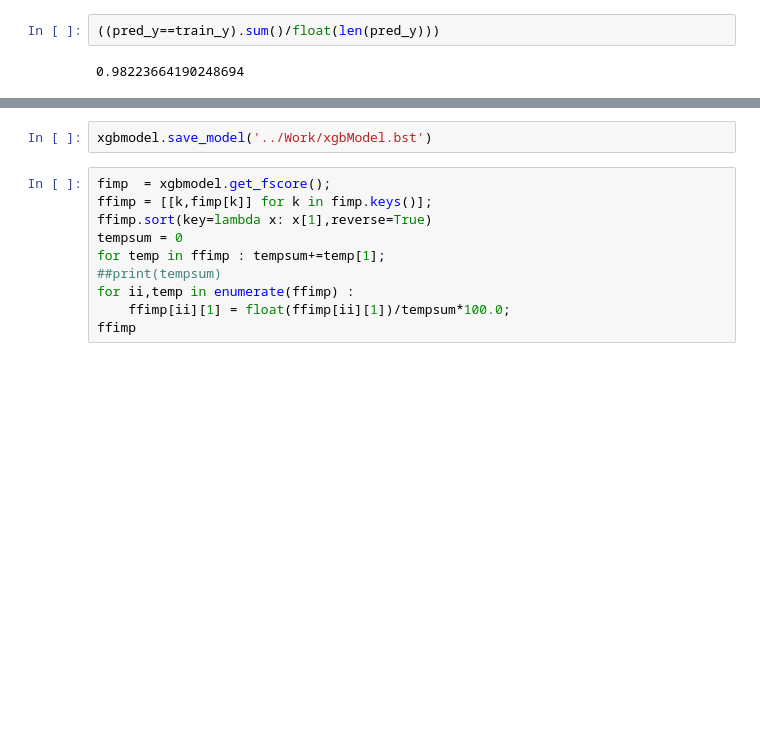
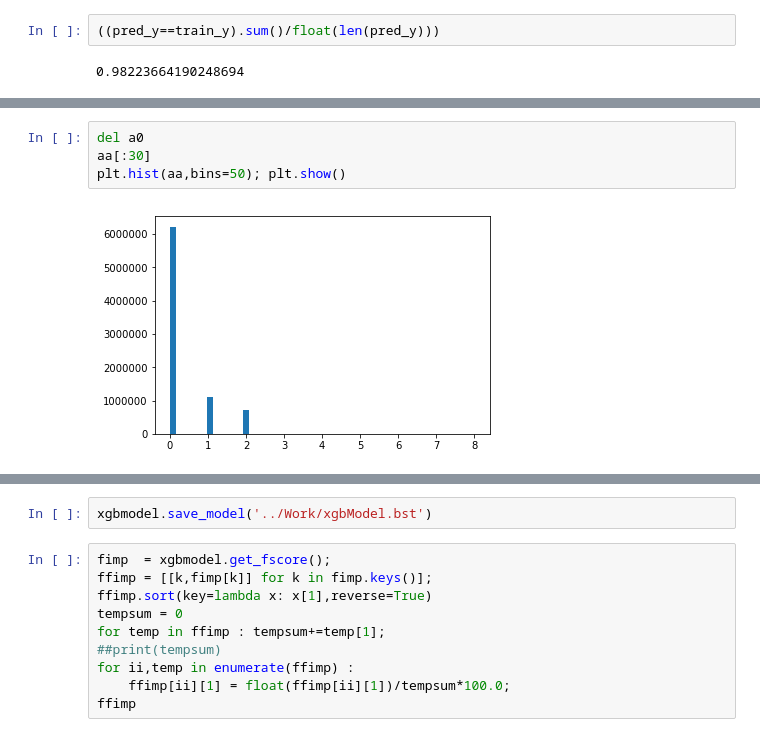
Before and after one commit to SorokinV/TopCoder-2017-08-FishMen2, a Jupyter notebook: Jupyter-NET/Fish-Exp-01-XGB.ipynb, the cells around one changed output, grey strips where cells are left out. Cells and saved outputs as stored; diff of their text form; blank space fills up the shorter version.

```diff
--- a/Jupyter-NET/Fish-Exp-01-XGB.ipynb
+++ b/Jupyter-NET/Fish-Exp-01-XGB.ipynb
@@ -276,0 +394,6 @@ pred_y = xgbmodel.predict(mtrain); ##pred_y[-20:],pred_y.max()
+# %%
+del a0
+aa[:30]
+plt.hist(aa,bins=50); plt.show()
+# %% [output]
+[figure, added]
```
Also changed, not shown: parts of 17 cells of this notebook, 3 other files.
